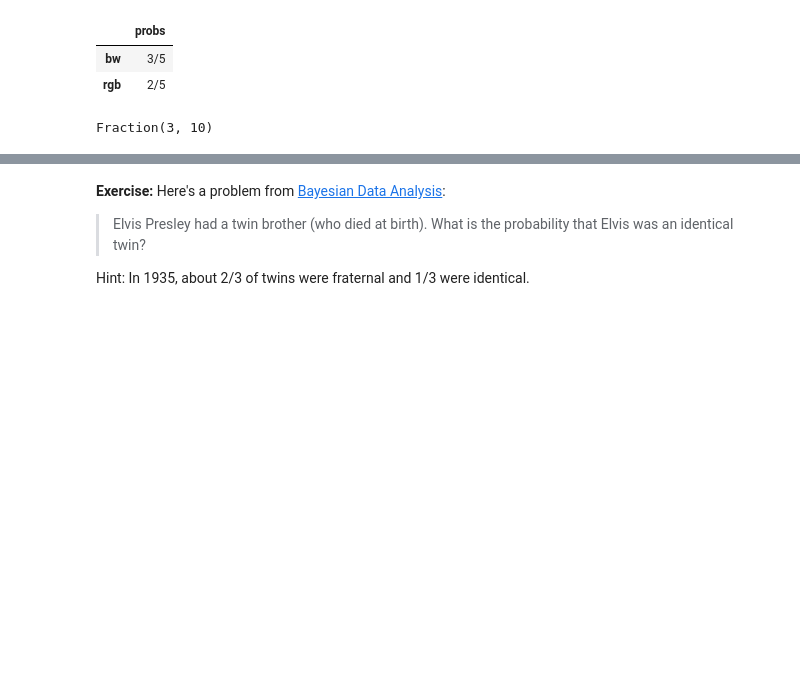
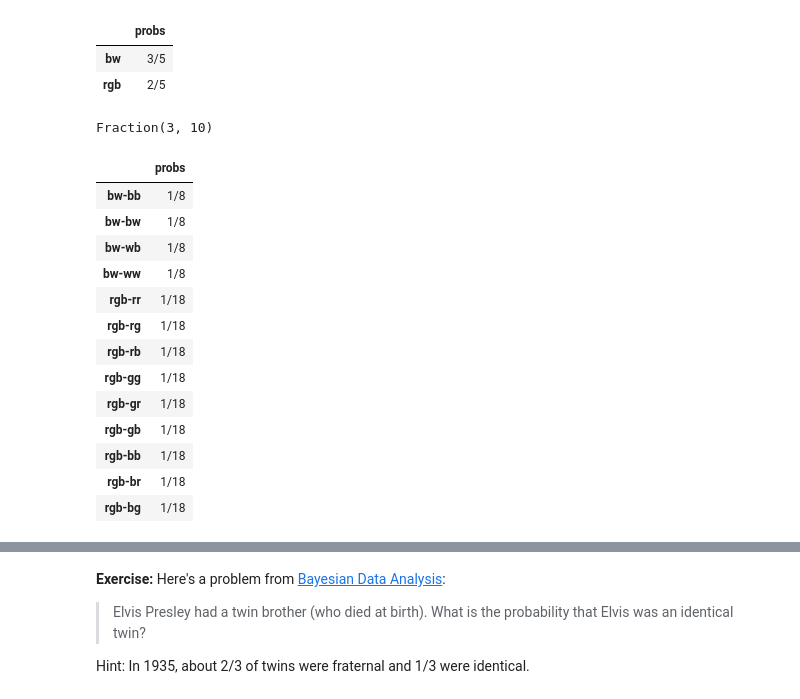
Before and after one commit to mrwizard82d1/think_bayes_2e, a Jupyter notebook: chap03.ipynb, the cells around one changed output, grey strips where cells are left out. Drawn from its saved outputs; the diff is of its cells as text; code cells hidden in the pictures; blank space fills up the shorter version.

Commit message:
Alternative calculation for "socks in drawers"

```diff
--- a/chap03.ipynb
+++ b/chap03.ipynb
@@ -627,3 +627,24 @@ posterior_pair
 posterior_pair['bw'] / 2
 # %% [output]
 Fraction(3, 10)
+# %%
+# The hypotheses are the "pairs" of drawers and socks
+hypos = ['bw-bb', 'bw-bw', 'bw-wb', 'bw-ww', 'rgb-rr', 'rgb-rg', 'rgb-rb', 'rgb-gg', 'rgb-gr', 'rgb-gb', 'rgb-bb', 'rgb-br', 'rgb-bg']
+prior_probs = [Fraction(1, 2) * Fraction(1, 4)] * 4 + [Fraction(1, 2) * Fraction(1, 9)] * 9
+prior = Pmf(prior_probs, hypos)
+prior
+# %% [output]
+|  | probs |
+| bw-bb | 1/8 |
+| bw-bw | 1/8 |
+| bw-wb | 1/8 |
+| bw-ww | 1/8 |
+| rgb-rr | 1/18 |
+| rgb-rg | 1/18 |
+| rgb-rb | 1/18 |
+| rgb-gg | 1/18 |
+| rgb-gr | 1/18 |
+| rgb-gb | 1/18 |
+| rgb-bb | 1/18 |
+| rgb-br | 1/18 |
+| rgb-bg | 1/18 |
```
Also changed, not shown: parts of 2 cells of this notebook.
